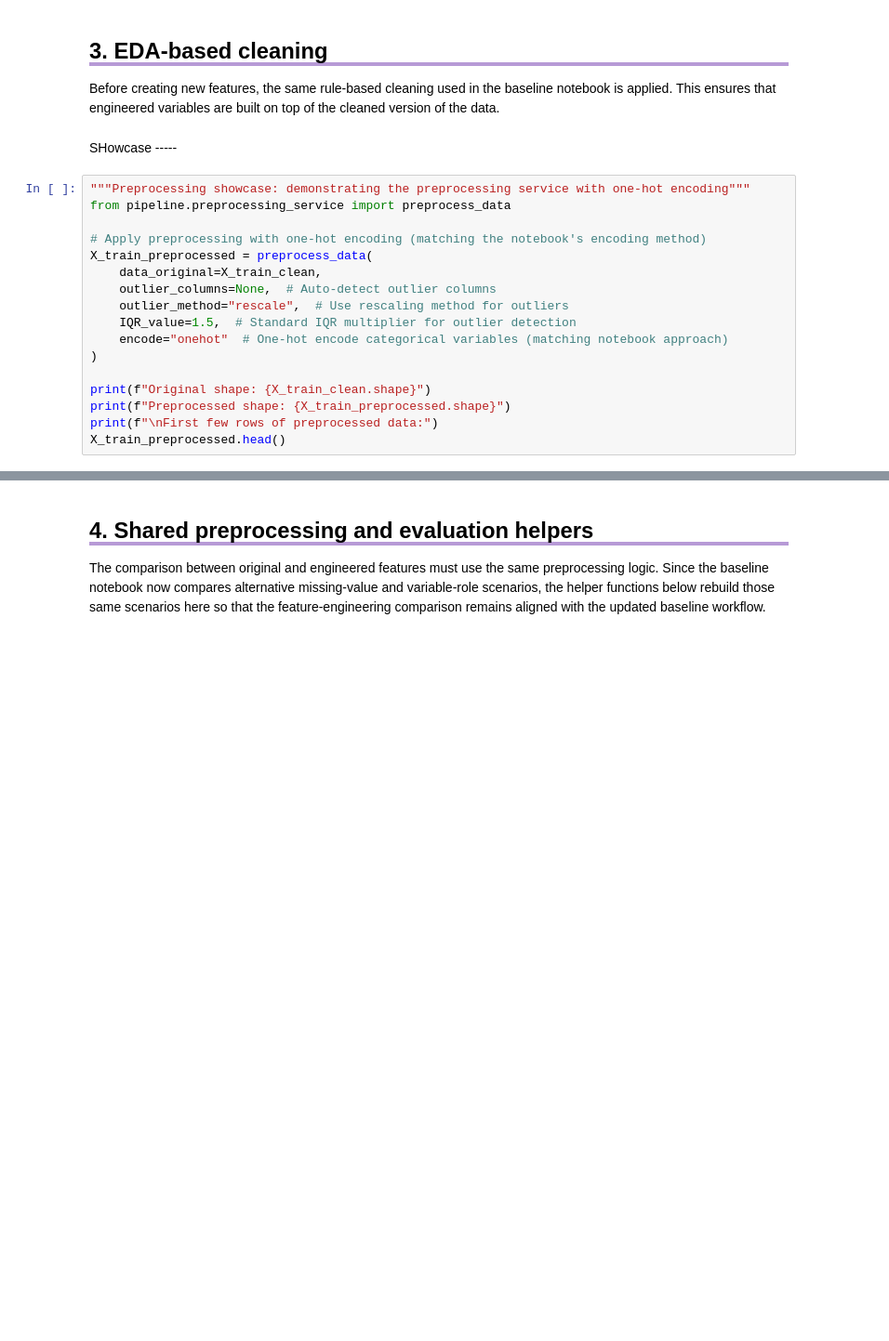
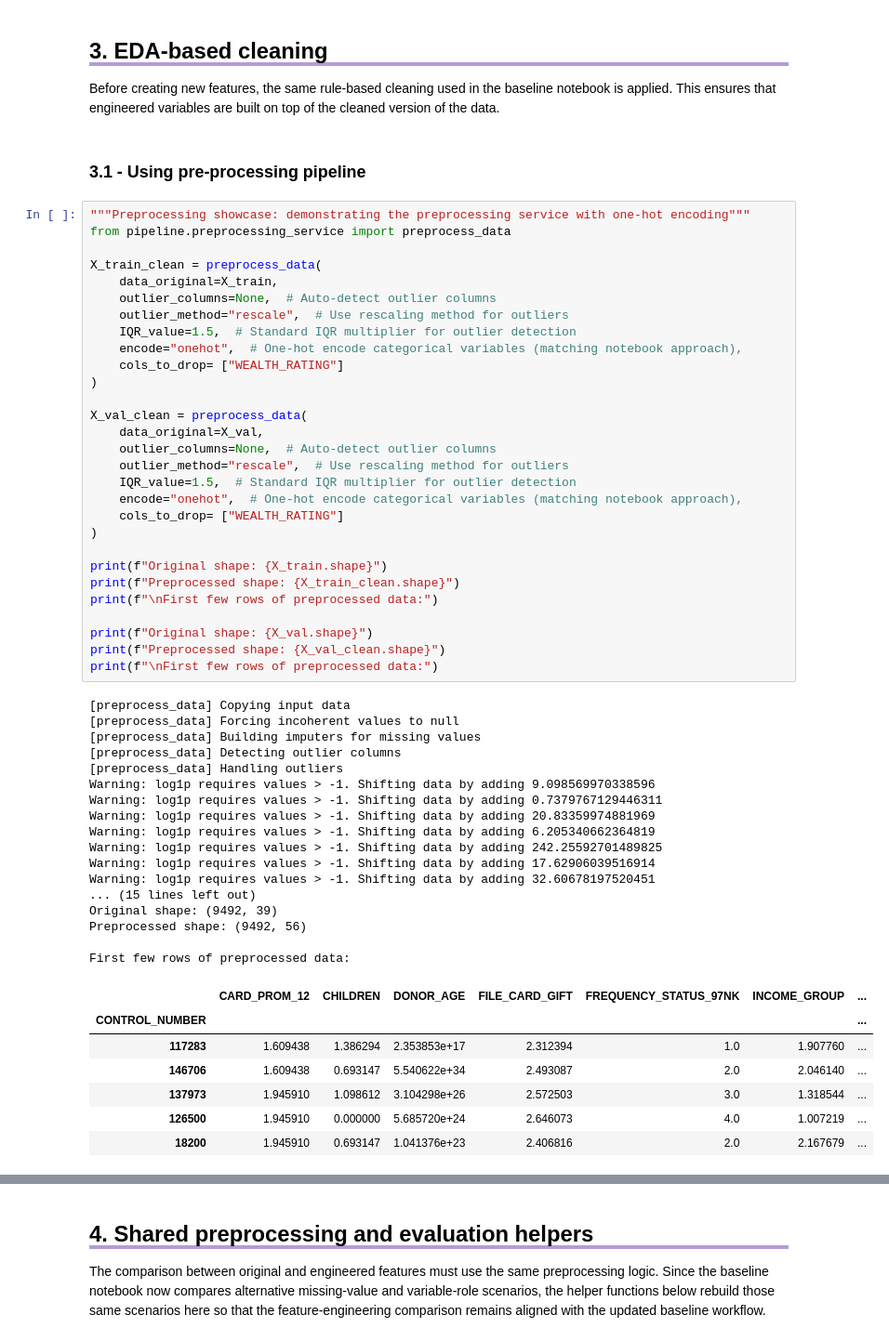
Before and after one commit to Pinky-Tie/Predicting_Donor_Response, a Jupyter notebook: notebooks/03_feature_engineering.ipynb, the cells around one changed output, grey strips where cells are left out. Shown at 93% size. Saved outputs shown, nothing was run; the diff lists cells and outputs as text; blank space fills up the shorter version.

```diff
--- a/notebooks/03_feature_engineering.ipynb
+++ b/notebooks/03_feature_engineering.ipynb
@@ -95,21 +95,58 @@ Validation target rate: 0.250
 
 Before creating new features, the same rule-based cleaning used in the baseline notebook is applied. This ensures that engineered variables are built on top of the cleaned version of the data.
 # %% [markdown]
-SHowcase -----
+### **3.1 - Using pre-processing pipeline**
 # %%
 """Preprocessing showcase: demonstrating the preprocessing service with one-hot encoding"""
 from pipeline.preprocessing_service import preprocess_data
 
-# Apply preprocessing with one-hot encoding (matching the notebook's encoding method)
-X_train_preprocessed = preprocess_data(
-    data_original=X_train_clean,
+X_train_clean = preprocess_data(
+    data_original=X_train,
     outlier_columns=None,  # Auto-detect outlier columns
     outlier_method="rescale",  # Use rescaling method for outliers
     IQR_value=1.5,  # Standard IQR multiplier for outlier detection
-    encode="onehot"  # One-hot encode categorical variables (matching notebook approach)
+    encode="onehot",  # One-hot encode categorical variables (matching notebook approach),
+    cols_to_drop= ["WEALTH_RATING"]
 )
 
-print(f"Original shape: {X_train_clean.shape}")
-print(f"Preprocessed shape: {X_train_preprocessed.shape}")
+X_val_clean = preprocess_data(
+    data_original=X_val,
+    outlier_columns=None,  # Auto-detect outlier columns
+    outlier_method="rescale",  # Use rescaling method for outliers
+    IQR_value=1.5,  # Standard IQR multiplier for outlier detection
+    encode="onehot",  # One-hot encode categorical variables (matching notebook approach),
+    cols_to_drop= ["WEALTH_RATING"]
+)
+
+print(f"Original shape: {X_train.shape}")
+print(f"Preprocessed shape: {X_train_clean.shape}")
 print(f"\nFirst few rows of preprocessed data:")
-X_train_preprocessed.head()
+
+print(f"Original shape: {X_val.shape}")
+print(f"Preprocessed shape: {X_val_clean.shape}")
+print(f"\nFirst few rows of preprocessed data:")
+# %% [output]
+[preprocess_data] Copying input data
+[preprocess_data] Forcing incoherent values to null
+[preprocess_data] Building imputers for missing values
+[preprocess_data] Detecting outlier columns
+[preprocess_data] Handling outliers
+Warning: log1p requires values > -1. Shifting data by adding 9.098569970338596
+Warning: log1p requires values > -1. Shifting data by adding 0.7379767129446311
+Warning: log1p requires values > -1. Shifting data by adding 20.83359974881969
+Warning: log1p requires values > -1. Shifting data by adding 6.205340662364819
+Warning: log1p requires values > -1. Shifting data by adding 242.25592701489825
+Warning: log1p requires values > -1. Shifting data by adding 17.62906039516914
+Warning: log1p requires values > -1. Shifting data by adding 32.60678197520451
+... (15 lines left out)
+Original shape: (9492, 39)
+Preprocessed shape: (9492, 56)
+
+First few rows of preprocessed data:
+|  | CARD_PROM_12 | CHILDREN | DONOR_AGE | FILE_CARD_GIFT | FREQUENCY_STATUS_97NK | INCOME_GROUP | ... |
+| CONTROL_NUMBER |  |  |  |  |  |  | ... |
+| 117283 | 1.609438 | 1.386294 | 2.353853e+17 | 2.312394 | 1.0 | 1.907760 | ... |
+| 146706 | 1.609438 | 0.693147 | 5.540622e+34 | 2.493087 | 2.0 | 2.046140 | ... |
+| 137973 | 1.945910 | 1.098612 | 3.104298e+26 | 2.572503 | 3.0 | 1.318544 | ... |
+| 126500 | 1.945910 | 0.000000 | 5.685720e+24 | 2.646073 | 4.0 | 1.007219 | ... |
+| 18200 | 1.945910 | 0.693147 | 1.041376e+23 | 2.406816 | 2.0 | 2.167679 | ... |
```
Also changed, not shown: parts of 5 cells of this notebook, 12 other files.
